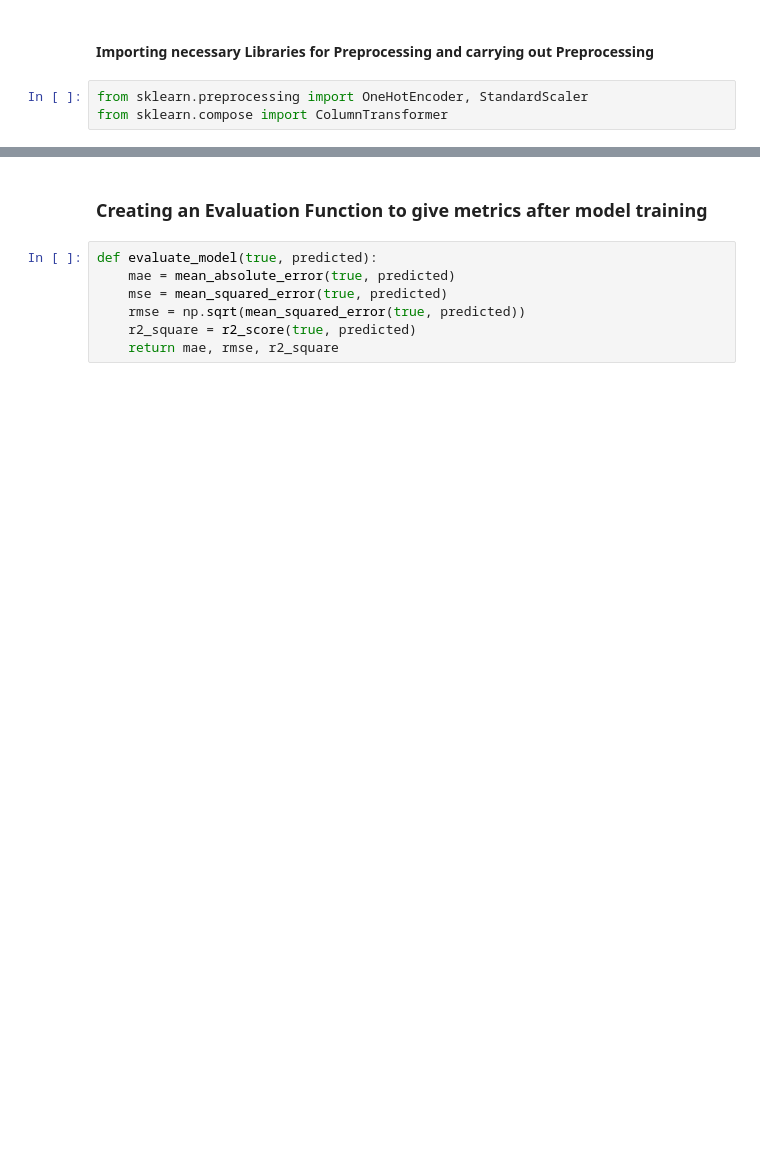
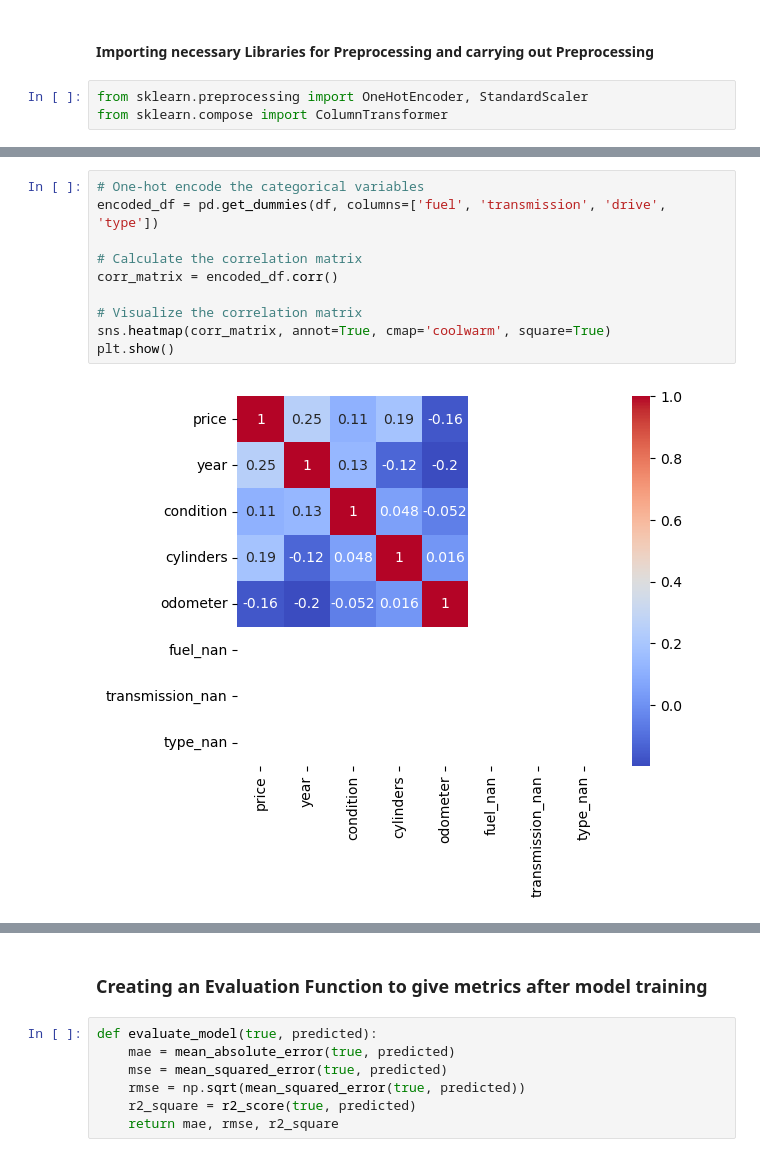
Before and after one commit to goodnessohi/carpricepred, a Jupyter notebook: notebook/model_training.ipynb, the cells around one changed output, grey strips where cells are left out. Drawn from its saved outputs; the diff is of its cells as text; blank space fills up the shorter version.

```diff
--- a/notebook/model_training.ipynb
+++ b/notebook/model_training.ipynb
@@ -247,0 +217,12 @@ X = preprocessor.fit_transform(X)
+# %%
+# One-hot encode the categorical variables
+encoded_df = pd.get_dummies(df, columns=['fuel', 'transmission', 'drive', 'type'])
+
+# Calculate the correlation matrix
+corr_matrix = encoded_df.corr()
+
+# Visualize the correlation matrix
+sns.heatmap(corr_matrix, annot=True, cmap='coolwarm', square=True)
+plt.show()
+# %% [output]
+[figure, added]
```
Also changed, not shown: parts of 27 cells of this notebook, 5 other files.
